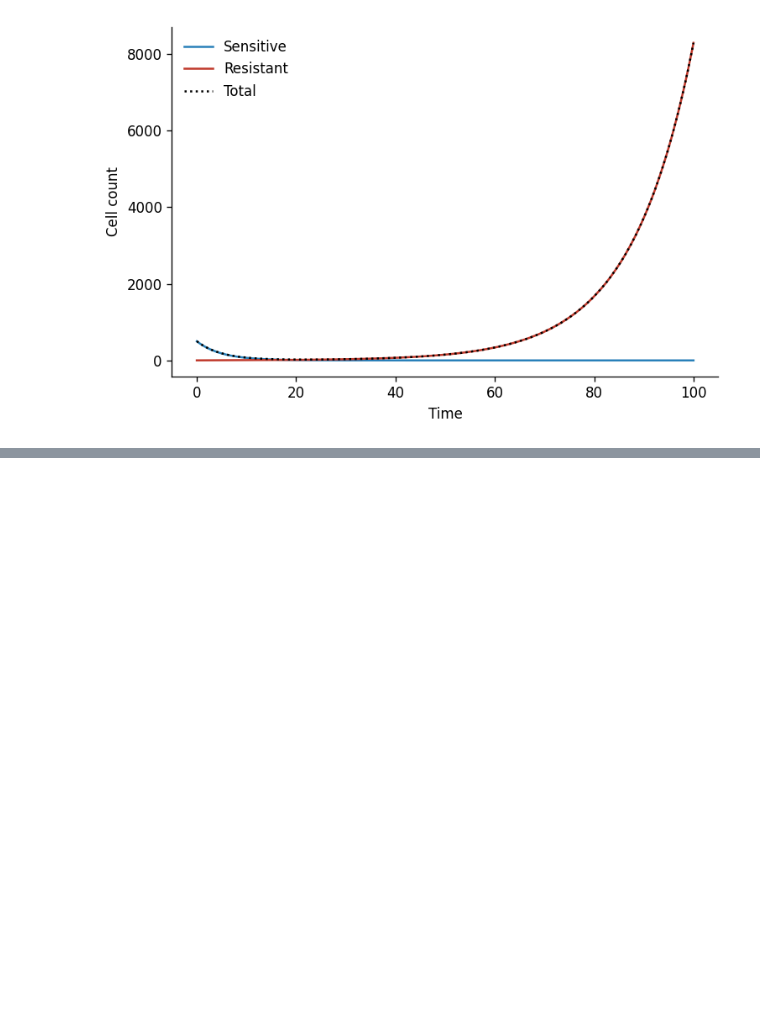
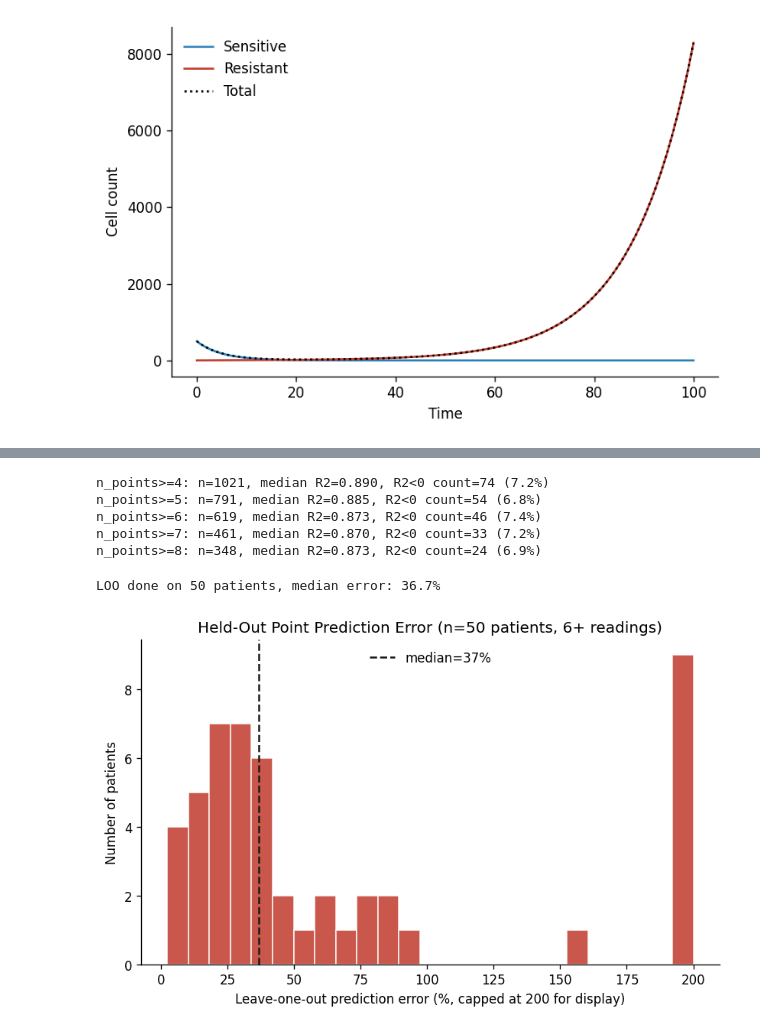
Before and after one commit to caolanmaguire/group6_colorectal_cancer_modelling_project, a Jupyter notebook: notebooks/ODE_Question3.ipynb, the cells around one changed output, grey strips where cells are left out. Saved outputs shown, nothing was run; the diff lists cells and outputs as text; code cells hidden in the pictures; blank space fills up the shorter version.

```diff
--- a/notebooks/ODE_Question3.ipynb
+++ b/notebooks/ODE_Question3.ipynb
@@ -216,0 +219,64 @@ Fitted 1058/1461 patients
+# %%
+for min_pts in [4,5,6,7,8]:
+    sub = results_df[results_df['n_points']>=min_pts]
+    print(f"n_points>={min_pts}: n={len(sub)}, median R2={sub['r2'].median():.3f}, "
+          f"R2<0 count={(sub['r2']<0).sum()} ({100*(sub['r2']<0).mean():.1f}%)")
+# %% [output]
+n_points>=4: n=1021, median R2=0.890, R2<0 count=74 (7.2%)
+n_points>=5: n=791, median R2=0.885, R2<0 count=54 (6.8%)
+n_points>=6: n=619, median R2=0.873, R2<0 count=46 (7.4%)
+n_points>=7: n=461, median R2=0.870, R2<0 count=33 (7.2%)
+n_points>=8: n=348, median R2=0.873, R2<0 count=24 (6.9%)
+# %%
+def loo_check(patient_id, df):
+    pt = df[df["Pt_hashID"] == patient_id].sort_values("T_weeks")
+    pt = pt.dropna(subset=["T_weeks","Lesion_vol"]).drop_duplicates(subset="T_weeks")
+    t, v = pt["T_weeks"].values, pt["Lesion_vol"].values
+    if len(t) < 6:
+        return None
+    errors = []
+    for hold_idx in range(len(t)):
+        t_train = np.delete(t, hold_idx); v_train = np.delete(v, hold_idx)
+        try:
+            def fit_func(t, r, k, k_elim):
+                return simulate_stable(t, r, k, k_elim, T0=v_train[0])
+            popt, _ = curve_fit(fit_func, t_train, v_train, p0=[0.05,0.05,0.05],
+                                 bounds=(0,np.inf), maxfev=1200)
+            t_span = [min(t_train[0], t[hold_idx]), max(t_train[-1], t[hold_idx])]
+            sol = solve_ivp(growth_treatment, t_span, [v_train[0], 1.0], args=tuple(popt),
+                             t_eval=sorted(set(list(t_train)+[t[hold_idx]])),
+                             method='LSODA', max_step=5)
+            idx = list(sol.t).index(t[hold_idx])
+            pred_held = sol.y[0][idx]
+            errors.append(abs(pred_held - v[hold_idx]) / (v[hold_idx]+1e-6))
+        except Exception:
+            continue
+    if not errors:
+        return None
+    return {"patient": patient_id, "mean_pct_error": np.mean(errors)*100, "n_points": len(t)}
+
+candidates = [pid for pid in patients if df[df['Pt_hashID']==pid]['T_weeks'].nunique() >= 6][:50]
+loo_results = [r for pid in candidates if (r := loo_check(pid, df))]
+loo_df = pd.DataFrame(loo_results)
+loo_df.to_csv('../results/loo_validation.csv', index=False)
+print(f"LOO done on {len(loo_df)} patients, median error: {loo_df['mean_pct_error'].median():.1f}%")
+# %% [output]
+LOO done on 50 patients, median error: 36.7%
+# %%
+import matplotlib.pyplot as plt
+
+fig, ax = plt.subplots(figsize=(7,4.5), dpi=120)
+capped = loo_df['mean_pct_error'].clip(upper=200)
+ax.hist(capped, bins=25, color='#c0392b', edgecolor='white', alpha=0.85)
+ax.axvline(loo_df['mean_pct_error'].median(), color='#1a1a1a', linestyle='--',
+           label=f"median={loo_df['mean_pct_error'].median():.0f}%")
+ax.set_xlabel('Leave-one-out prediction error (%, capped at 200 for display)')
+ax.set_ylabel('Number of patients')
+ax.set_title(f'Held-Out Point Prediction Error (n={len(loo_df)} patients, 6+ readings)')
+ax.legend(frameon=False)
+ax.spines[['top','right']].set_visible(False)
+plt.tight_layout()
+plt.savefig('../outputs/loo_validation.png', dpi=150)
+plt.show()
+# %% [output]
+[figure, added]
```
Also changed, not shown: parts of 10 cells of this notebook, 5 other files.
